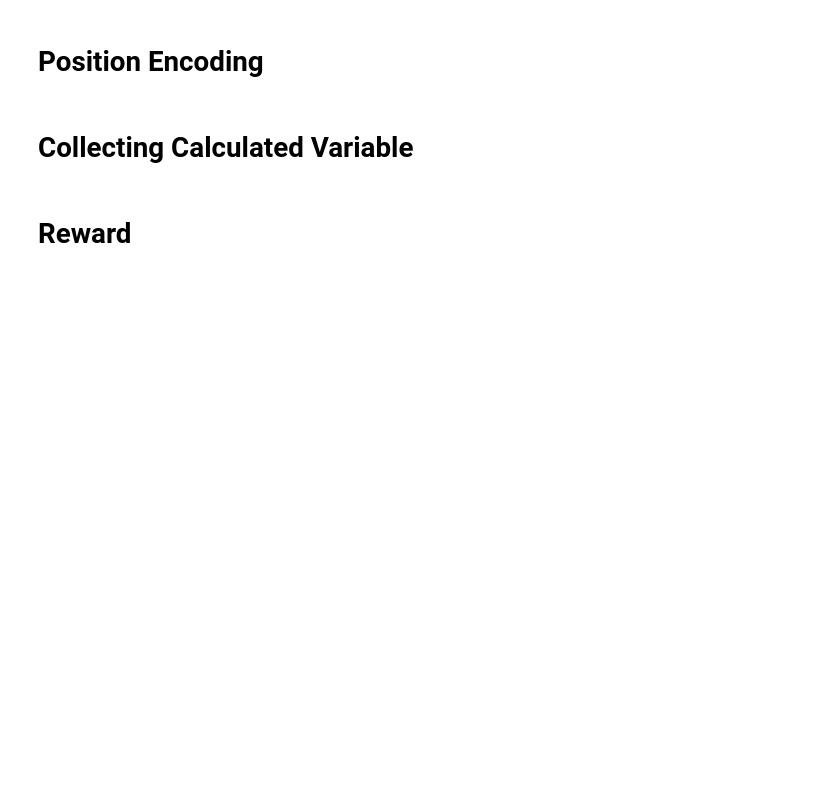
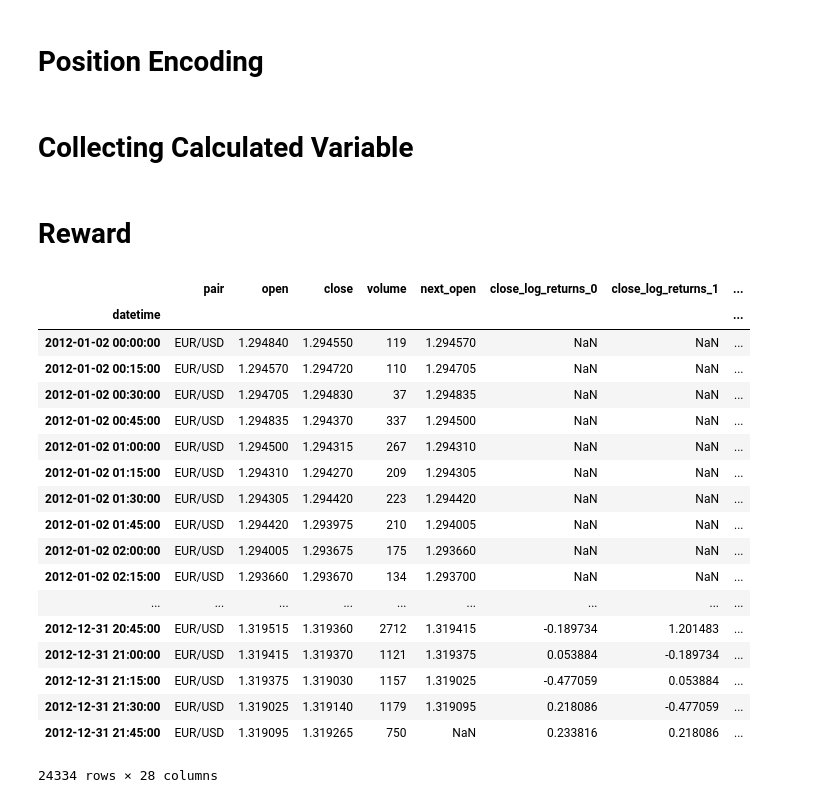
Before and after one commit to nathanmargaglio/forex_ml, a Jupyter notebook: load_data.ipynb, the cells around one changed output. Cells and saved outputs as stored; diff of their text form; code cells hidden in the pictures; blank space fills up the shorter version.

```diff
--- a/load_data.ipynb
+++ b/load_data.ipynb
@@ -187,13 +184,35 @@ def calculate_market_variables(dff):
     dff = dff.drop(columns=["high", "low"])
 
     return dff
+# %% [markdown]
+# Reward
 # %%
 df = calculate_market_variables(dff)
 df = calculate_meta_variables(df)
-# %% [markdown]
-# Reward
 # %%
 df['portfolio'] = 0
+# %%
+df
+# %% [output]
+|  | pair | open | close | volume | next_open | close_log_returns_0 | close_log_returns_1 | ... |
+| datetime |  |  |  |  |  |  |  | ... |
+| 2012-01-02 00:00:00 | EUR/USD | 1.294840 | 1.294550 | 119 | 1.294570 | NaN | NaN | ... |
+| 2012-01-02 00:15:00 | EUR/USD | 1.294570 | 1.294720 | 110 | 1.294705 | NaN | NaN | ... |
+| 2012-01-02 00:30:00 | EUR/USD | 1.294705 | 1.294830 | 37 | 1.294835 | NaN | NaN | ... |
+| 2012-01-02 00:45:00 | EUR/USD | 1.294835 | 1.294370 | 337 | 1.294500 | NaN | NaN | ... |
+| 2012-01-02 01:00:00 | EUR/USD | 1.294500 | 1.294315 | 267 | 1.294310 | NaN | NaN | ... |
+| 2012-01-02 01:15:00 | EUR/USD | 1.294310 | 1.294270 | 209 | 1.294305 | NaN | NaN | ... |
+| 2012-01-02 01:30:00 | EUR/USD | 1.294305 | 1.294420 | 223 | 1.294420 | NaN | NaN | ... |
+| 2012-01-02 01:45:00 | EUR/USD | 1.294420 | 1.293975 | 210 | 1.294005 | NaN | NaN | ... |
+| 2012-01-02 02:00:00 | EUR/USD | 1.294005 | 1.293675 | 175 | 1.293660 | NaN | NaN | ... |
+| 2012-01-02 02:15:00 | EUR/USD | 1.293660 | 1.293670 | 134 | 1.293700 | NaN | NaN | ... |
+| ... | ... | ... | ... | ... | ... | ... | ... | ... |
+| 2012-12-31 20:45:00 | EUR/USD | 1.319515 | 1.319360 | 2712 | 1.319415 | -0.189734 | 1.201483 | ... |
+| 2012-12-31 21:00:00 | EUR/USD | 1.319415 | 1.319370 | 1121 | 1.319375 | 0.053884 | -0.189734 | ... |
+| 2012-12-31 21:15:00 | EUR/USD | 1.319375 | 1.319030 | 1157 | 1.319025 | -0.477059 | 0.053884 | ... |
+| 2012-12-31 21:30:00 | EUR/USD | 1.319025 | 1.319140 | 1179 | 1.319095 | 0.218086 | -0.477059 | ... |
+| 2012-12-31 21:45:00 | EUR/USD | 1.319095 | 1.319265 | 750 | NaN | 0.233816 | 0.218086 | ... |
+24334 rows × 28 columns
 # %%
 def calc_action(action):
     if action == 'pos_neutral':
```
Also changed, not shown: parts of 10 cells of this notebook.
